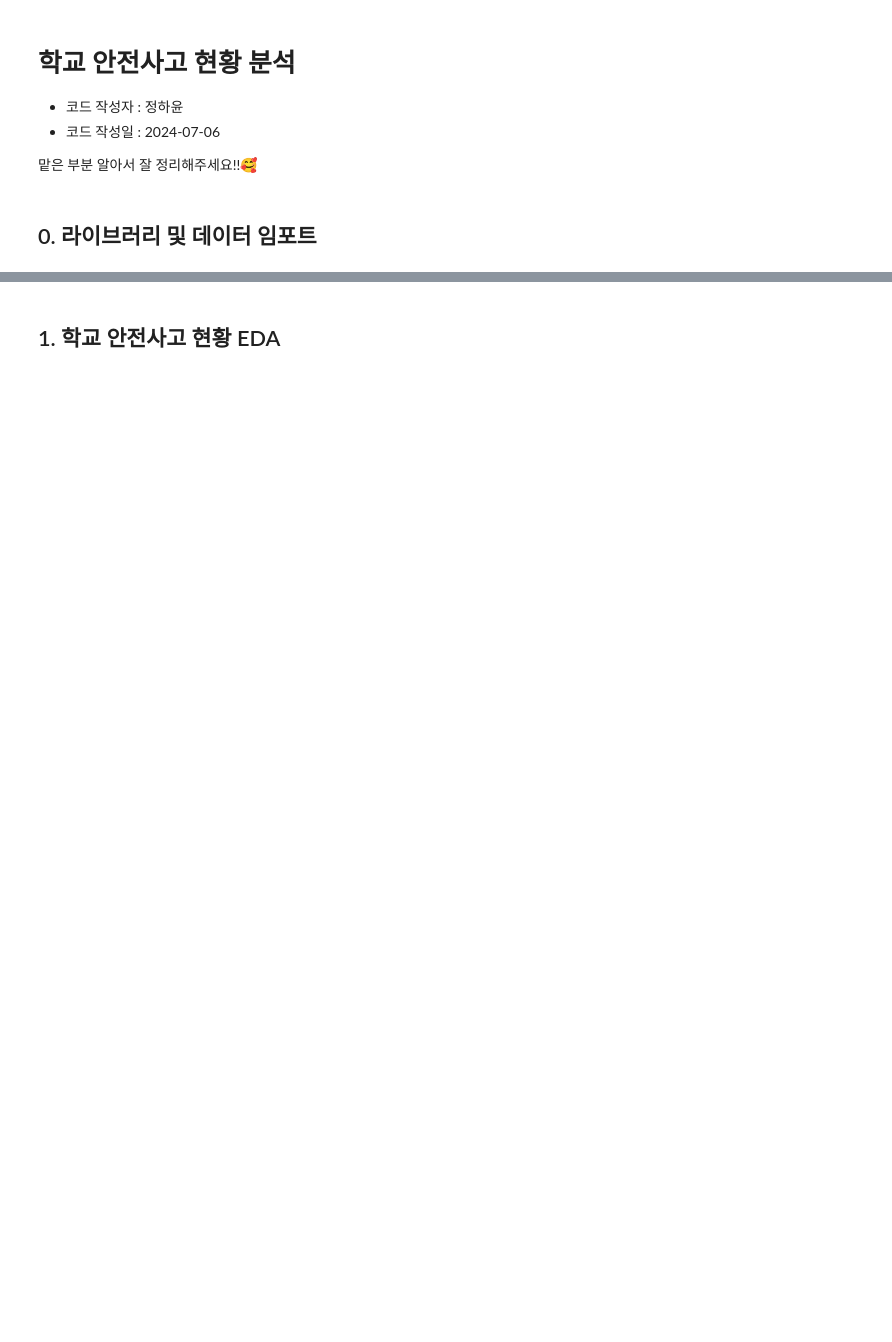
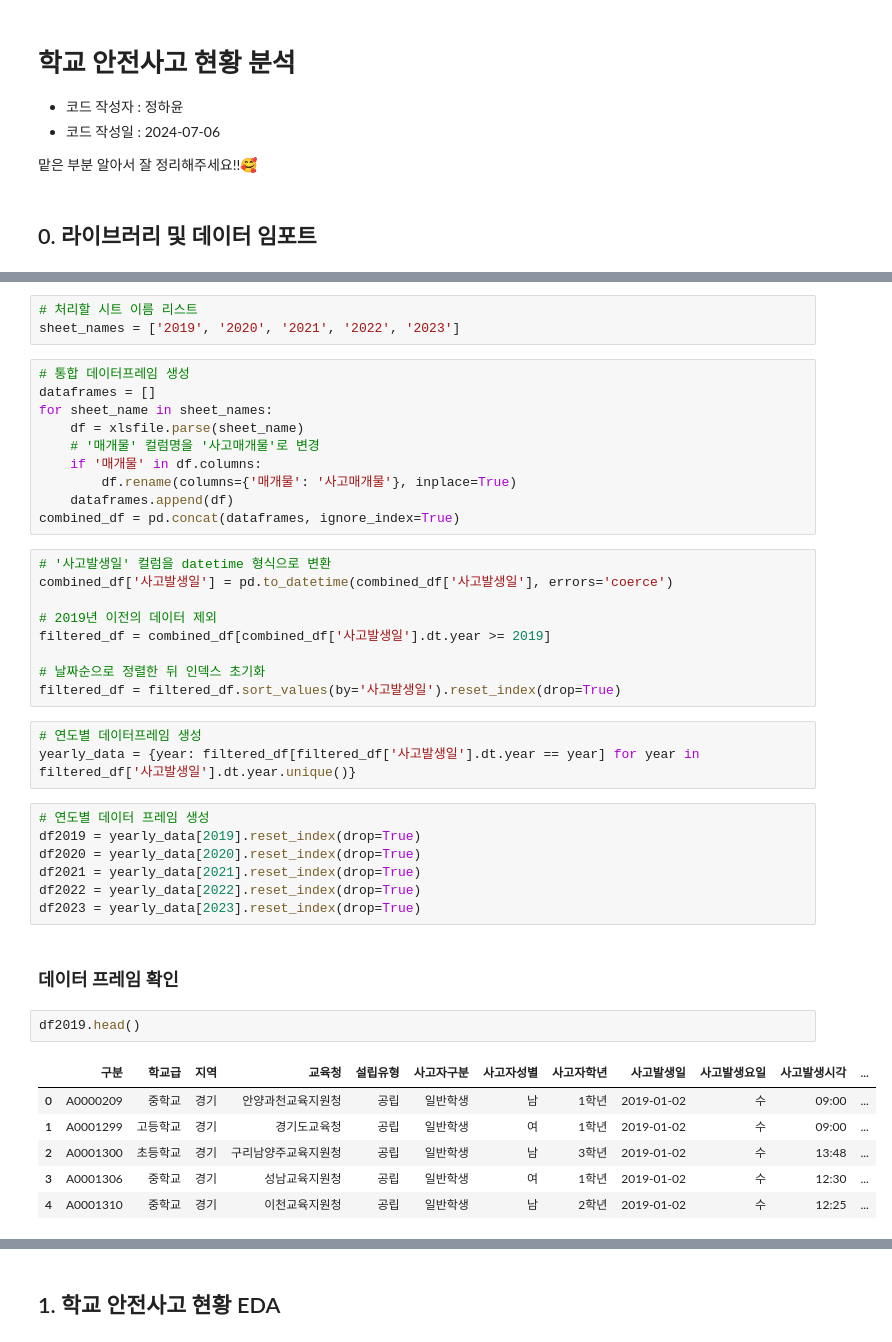
Before and after one commit to CHOIEUNHYE/school-accidents, a Jupyter notebook: code/eda/학교안전사고현황eda_정하윤.ipynb, the cells around one changed output, grey strips where cells are left out. Drawn from its saved outputs; the diff is of its cells as text; blank space fills up the shorter version.

```diff
--- a/code/eda/학교안전사고현황eda_정하윤.ipynb
+++ b/code/eda/학교안전사고현황eda_정하윤.ipynb
@@ -18,0 +42,43 @@ df_2023 = pd.read_excel('../data/★2019~2023 학교안전사고 데이터_수
+# %%
+# 처리할 시트 이름 리스트
+sheet_names = ['2019', '2020', '2021', '2022', '2023']
+# %%
+# 통합 데이터프레임 생성
+dataframes = []
+for sheet_name in sheet_names:
+    df = xlsfile.parse(sheet_name)
+    # '매개물' 컬럼명을 '사고매개물'로 변경
+    if '매개물' in df.columns:
+        df.rename(columns={'매개물': '사고매개물'}, inplace=True)
+    dataframes.append(df)
+combined_df = pd.concat(dataframes, ignore_index=True)
+# %%
+# '사고발생일' 컬럼을 datetime 형식으로 변환
+combined_df['사고발생일'] = pd.to_datetime(combined_df['사고발생일'], errors='coerce')
+
+# 2019년 이전의 데이터 제외
+filtered_df = combined_df[combined_df['사고발생일'].dt.year >= 2019]
+
+# 날짜순으로 정렬한 뒤 인덱스 초기화
+filtered_df = filtered_df.sort_values(by='사고발생일').reset_index(drop=True)
+# %%
+# 연도별 데이터프레임 생성
+yearly_data = {year: filtered_df[filtered_df['사고발생일'].dt.year == year] for year in filtered_df['사고발생일'].dt.year.unique()}
+# %%
+# 연도별 데이터 프레임 생성
+df2019 = yearly_data[2019].reset_index(drop=True)
+df2020 = yearly_data[2020].reset_index(drop=True)
+df2021 = yearly_data[2021].reset_index(drop=True)
+df2022 = yearly_data[2022].reset_index(drop=True)
+df2023 = yearly_data[2023].reset_index(drop=True)
+# %% [markdown]
+### 데이터 프레임 확인
+# %%
+df2019.head()
+# %% [output]
+|  | 구분 | 학교급 | 지역 | 교육청 | 설립유형 | 사고자구분 | 사고자성별 | 사고자학년 | 사고발생일 | 사고발생요일 | 사고발생시각 | ... |
+| 0 | A0000209 | 중학교 | 경기 | 안양과천교육지원청 | 공립 | 일반학생 | 남 | 1학년 | 2019-01-02 | 수 | 09:00 | ... |
+| 1 | A0001299 | 고등학교 | 경기 | 경기도교육청 | 공립 | 일반학생 | 여 | 1학년 | 2019-01-02 | 수 | 09:00 | ... |
+| 2 | A0001300 | 초등학교 | 경기 | 구리남양주교육지원청 | 공립 | 일반학생 | 남 | 3학년 | 2019-01-02 | 수 | 13:48 | ... |
+| 3 | A0001306 | 중학교 | 경기 | 성남교육지원청 | 공립 | 일반학생 | 여 | 1학년 | 2019-01-02 | 수 | 12:30 | ... |
+| 4 | A0001310 | 중학교 | 경기 | 이천교육지원청 | 공립 | 일반학생 | 남 | 2학년 | 2019-01-02 | 수 | 12:25 | ... |
```
Also changed, not shown: parts of 168 cells of this notebook.
